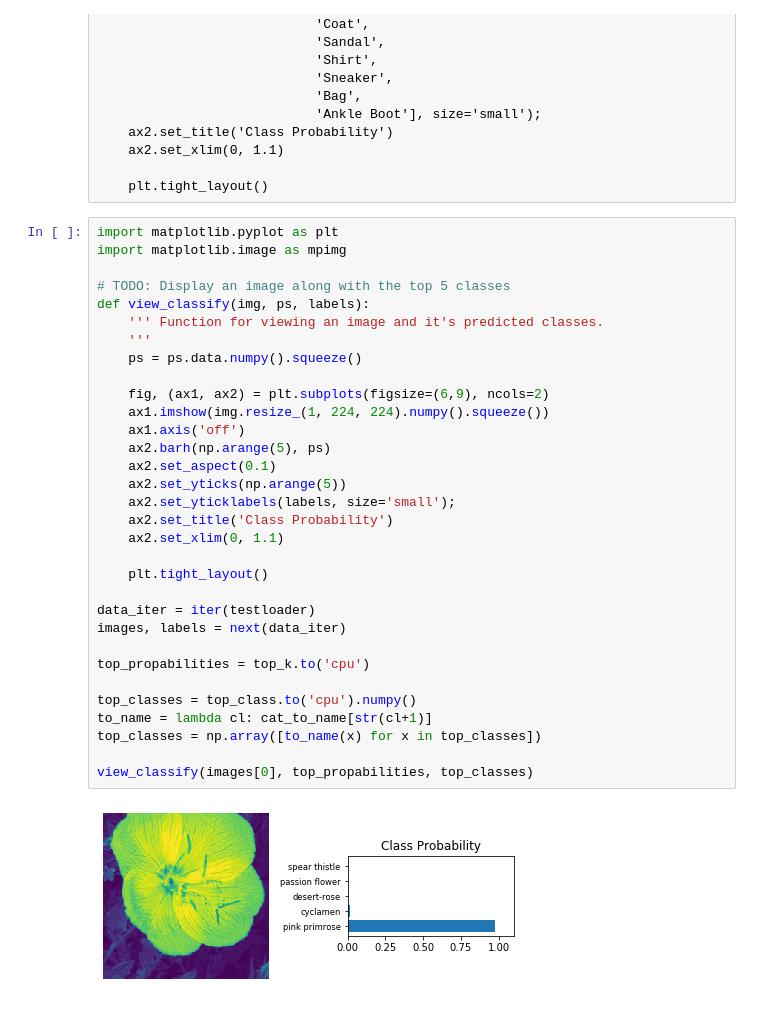
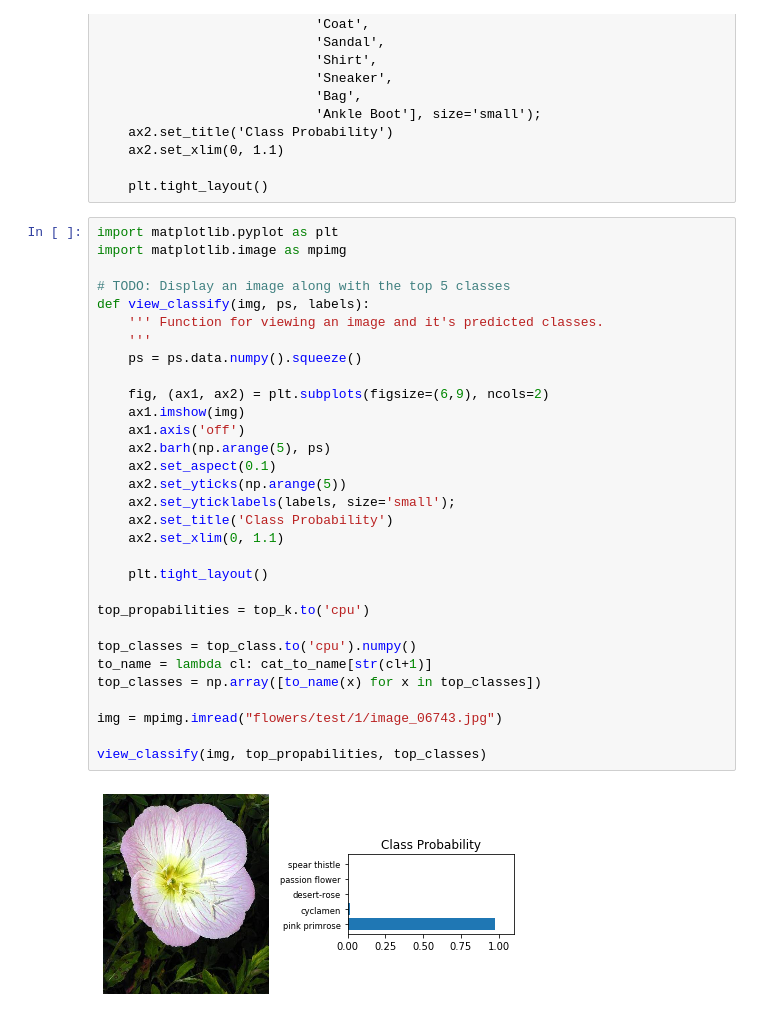
Before and after one commit to vasilkosturski/udacity-ml-intro, a Jupyter notebook: neural-networks/image-classifier/src/Image Classifier Project.ipynb, the cells around one changed output. Saved outputs shown, nothing was run; the diff lists cells and outputs as text.

Commit message:
Plot the original image next to the probabilities

```diff
--- a/neural-networks/image-classifier/src/Image Classifier Project.ipynb
+++ b/neural-networks/image-classifier/src/Image Classifier Project.ipynb
@@ -477,34 +477,33 @@ def view_classify(img, ps, version="MNIST"):
 # %%
 import matplotlib.pyplot as plt
 import matplotlib.image as mpimg
 
 # TODO: Display an image along with the top 5 classes
 def view_classify(img, ps, labels):
     ''' Function for viewing an image and it's predicted classes.
     '''
     ps = ps.data.numpy().squeeze()
 
     fig, (ax1, ax2) = plt.subplots(figsize=(6,9), ncols=2)
-    ax1.imshow(img.resize_(1, 224, 224).numpy().squeeze())
+    ax1.imshow(img)
     ax1.axis('off')
     ax2.barh(np.arange(5), ps)
     ax2.set_aspect(0.1)
     ax2.set_yticks(np.arange(5))
     ax2.set_yticklabels(labels, size='small');
     ax2.set_title('Class Probability')
     ax2.set_xlim(0, 1.1)
 
     plt.tight_layout()
 
-data_iter = iter(testloader)
-images, labels = next(data_iter)
-
 top_propabilities = top_k.to('cpu')
 
 top_classes = top_class.to('cpu').numpy()
 to_name = lambda cl: cat_to_name[str(cl+1)]
 top_classes = np.array([to_name(x) for x in top_classes])
 
-view_classify(images[0], top_propabilities, top_classes)
+img = mpimg.imread("flowers/test/1/image_06743.jpg")
+
+view_classify(img, top_propabilities, top_classes)
 # %% [output]
-[figure, old version]
+[figure, new version]
```
